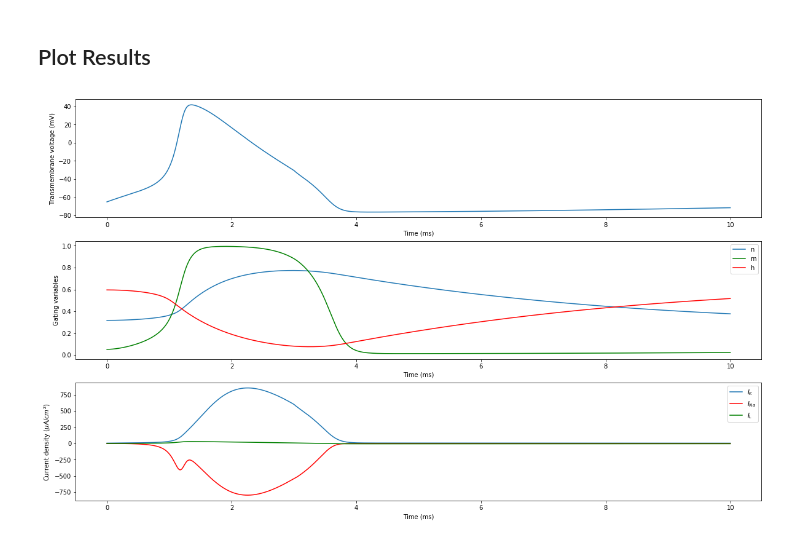
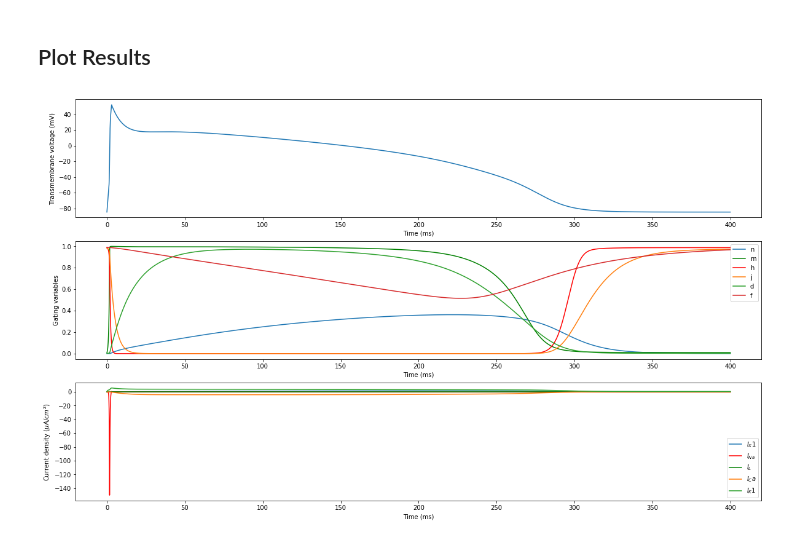
Before and after one commit to DerWaldi/biosignals, a Jupyter notebook: Beeler Reuter Model - Stimulation.ipynb, the cells around one changed output. Cells and saved outputs as stored; diff of their text form; code cells hidden in the pictures.

```diff
--- a/Beeler Reuter Model - Stimulation.ipynb
+++ b/Beeler Reuter Model - Stimulation.ipynb
@@ -37,19 +36,3 @@ V_rest = -65 # resting membrane voltage (mV)
 
 # Nernst voltages
 E_L = V_rest + 10.6 # leak Nernst voltage (mV)
-# %%
-def calc_gates(V_m):
-    if V_m == -55:
-        alpha_n = 1
-    else:
-        alpha_n =0.01 * (-(V_m + 55)/(np.exp(-(V_m + 55)/10)-1))
-    beta_n = 0.125 * np.exp(-(V_m + 65)/80)
-
-    if V_m == -40:
-        alpha_m = 1
-    else:
-        alpha_m = 0.1 * (- (V_m + 40) / (np.exp(-(V_m + 40)/10)-1))
-    beta_m = 4 * np.exp(-(V_m + 65)/18)
-    alpha_h = 0.07 * np.exp(-(V_m + 65)/20)
-    beta_h = 1/(np.exp(-(V_m + 35)/10)+1)
-    return alpha_n, beta_n, alpha_m, beta_m, alpha_h, beta_h
@@ -56,16 +72,23 @@ def calc_gates(V_m):
 # %% [markdown]
 ## SImulation Properties
 # %%
-delta_t = 0.001
-t_end = 10
+delta_t = 0.01
+t_end = 400
 timesteps = np.arange(0,t_end, delta_t)
 
 n_timesteps = len(timesteps)
 
 # initial values
-n0 = 0.317711
-m0 = 0.0529347
-h0 = 0.596385
+n0 = 0.0004
+
+m0 = 0.01
+h0 = 0.99
+j0 = 0.98
+
+d0 = 0.003
+f0 = 0.99
+Cai0 = 2e-7
+
 V0 = V_rest
 
 I_stim = 25 # stimulus amplitude (uA/cm^2)
@@ -136,25 +217,30 @@ for t_index,t in enumerate(tqdm_notebook(timesteps)):
 # %%
 plt.figure(figsize=(20, 12))
 plt.subplot(3,1,1)
 plt.plot(timesteps,V_m)
 plt.xlabel('Time (ms)')
 plt.ylabel('Transmembrane voltage (mV)')
 
 plt.subplot(3,1,2)
 plt.plot(timesteps,n)
 plt.plot(timesteps, m, 'g')
 plt.plot(timesteps,h,'r')
-plt.legend(['n','m','h'])
+plt.plot(timesteps,j)
+plt.plot(timesteps,d)
+plt.plot(timesteps,f)
+plt.legend(['n','m','h', 'j', 'd', 'f'])
 plt.xlabel('Time (ms)')
 plt.ylabel('Gating variables')
 
 plt.subplot(3,1,3)
-plt.plot(timesteps,I_K)
+plt.plot(timesteps,I_X1)
 plt.plot(timesteps, I_Na,'r')
 plt.plot(timesteps,I_L,'g')
-plt.legend(['$I_K$','$I_{Na}$','$I_L$'])
+plt.plot(timesteps,I_Ca)
+plt.plot(timesteps,I_K1)
+plt.legend(['$I_X1$','$I_{Na}$','$I_L$','$I_Ca$','$I_K1$'])
 plt.xlabel('Time (ms)')
 plt.ylabel('Current density ($\mu A/cm^2$)')
 plt.show()
 # %% [output]
-[figure, old version]
+[figure, new version]
```
Also changed, not shown: parts of 5 cells of this notebook.
